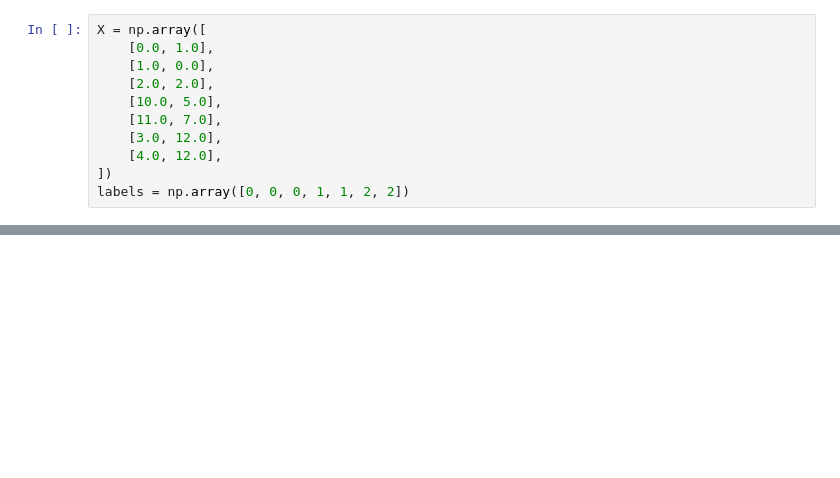
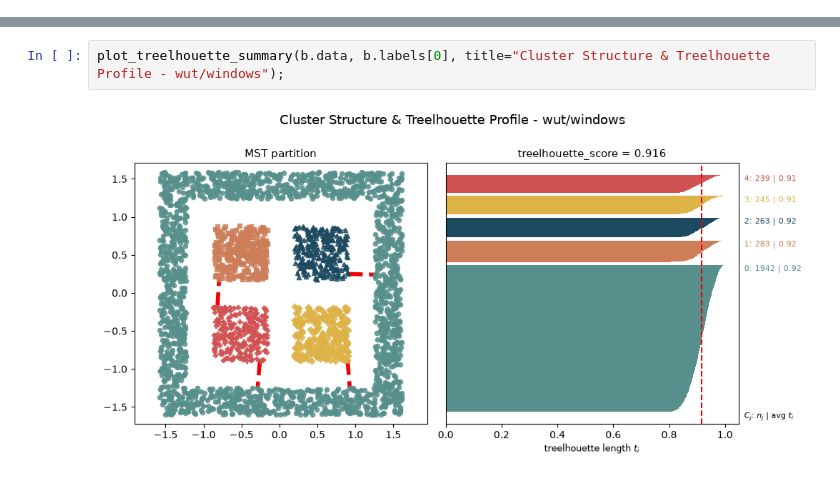
Before and after one commit to kwiatkowskaa/mstcvi, a Jupyter notebook: experiments/notebooks/01_start.ipynb, the cells around one changed output, grey strips where cells are left out. Cells and saved outputs as stored; diff of their text form; blank space fills up the shorter version.

```diff
--- a/experiments/notebooks/01_start.ipynb
+++ b/experiments/notebooks/01_start.ipynb
@@ -13,11 +0,0 @@ def get_euclidean_mst(X, *, M=0, **mst_euclid_kwargs):
-# %%
-X = np.array([
-    [0.0, 1.0],
-    [1.0, 0.0],
-    [2.0, 2.0],
-    [10.0, 5.0],
-    [11.0, 7.0],
-    [3.0, 12.0],
-    [4.0, 12.0],
-])
-labels = np.array([0, 0, 0, 1, 1, 2, 2])
@@ -152,0 +74,4 @@ wut z3 (1000, 2) 1
+# %%
+plot_treelhouette_summary(b.data, b.labels[0], title="Cluster Structure & Treelhouette Profile - wut/windows");
+# %% [output]
+[figure, added]
```
Also changed, not shown: parts of 23 cells of this notebook, 4 other files.
